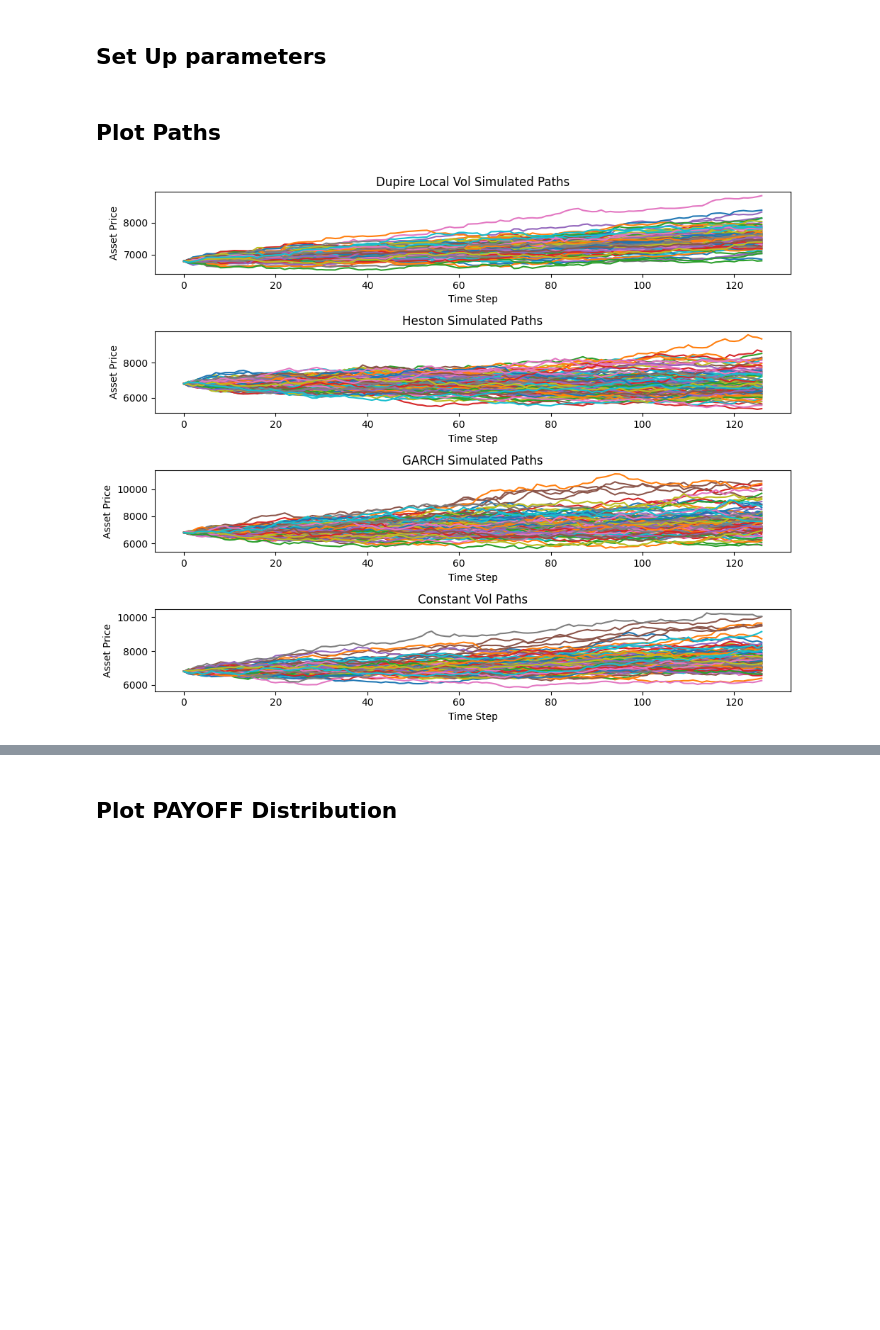
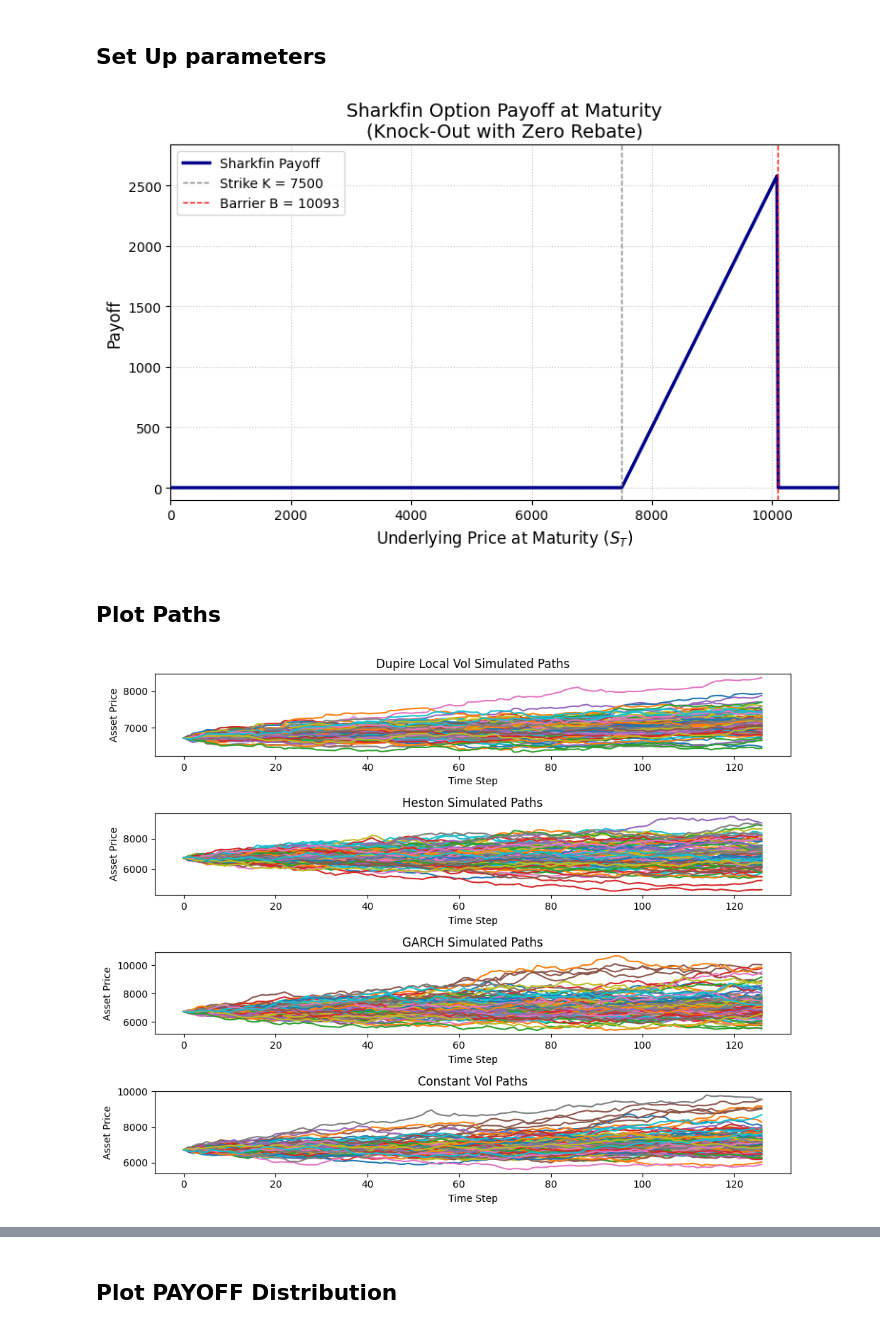
Before and after one commit to StevenYang23/MonteCarloOptionPricing, a Jupyter notebook: main.ipynb, the cells around one changed output, grey strips where cells are left out. Cells and saved outputs as stored; diff of their text form; code cells hidden in the pictures; blank space fills up the shorter version.

```diff
--- a/main.ipynb
+++ b/main.ipynb
@@ -126,29 +116,35 @@ Beta: 0.899999999547471
 # %%
 # Exercise price
 K = 7500
 # time in years
 T = 0.5
 # number of time steps in simulation
 N = int(T*252)
 # asset price
 S0 = calls["S0"].iloc[0]
 # risk-free rate
 r = calls["r"].iloc[0]
 # Divident rate
 q = 0
 # number of simulations
-M = 5000
+M = 100000
+# Knock-out barrier
+B = 1.5*S0
+plot_sharkfin(B,K)
+# %% [output]
+[figure, added]
 # %% [markdown]
 ## Plot Paths
 # %%
 S_path_Heston,V_path_Heston = heston_simulation(S0=S0,r=r,q=q,K=K,T=T,v0=v0,kappa=kappa,theta=theta,rho=rho,sigma=sigma,M=M,N=N)
-S_path_dupire,V_path_dupire = dupire_simulation(mu_annual=mu_annual,K=K,S0=S0,T=T,N=N,M=M, params=[calls["S0"].iloc[0],calls["r"].iloc[0],interp])
+S_path_dupire,V_path_dupire = dupire_simulation(mu_annual=mu_annual,K=K,S0=S0,T=T,N=N,M=M, calls = calls, spline=spline)
+# S_path_dupire,V_path_dupire = np.zeros((N+1,M)),np.zeros((N+1,))
 S_path_Garch, V_path_Garch = Garch_simulation(omega=omega, alpha=alpha, beta=beta,mu_annual=mu_annual,vol_annual=vol_annual,N=N,M=M,S0=S0,T=T)
 S_path_GBM, V_path_GBM = GBM_simulation(vol_annual=vol_annual,mu_annual=mu_annual,S0=S0,T=T,N=N,M=M)
 
 plot_s_paths(S_path_dupire,S_path_Heston,S_path_Garch,S_path_GBM,m=100)
 # %% [output]
-[figure, old version]
+[figure, new version]
 # %%
 plot_v_paths(V_path_dupire,V_path_Heston,V_path_Garch,V_path_GBM)
 # %% [output]
```
Also changed, not shown: parts of 21 cells of this notebook, 13 other files.
